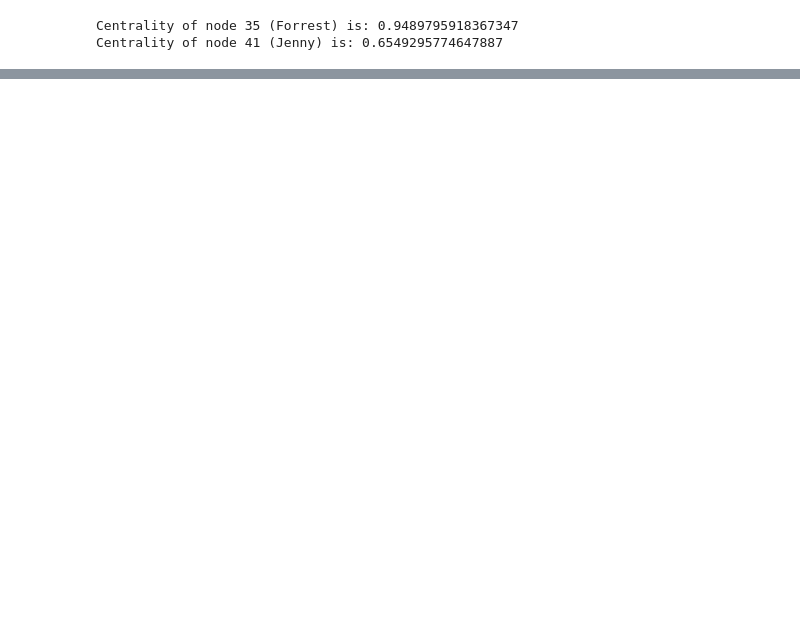
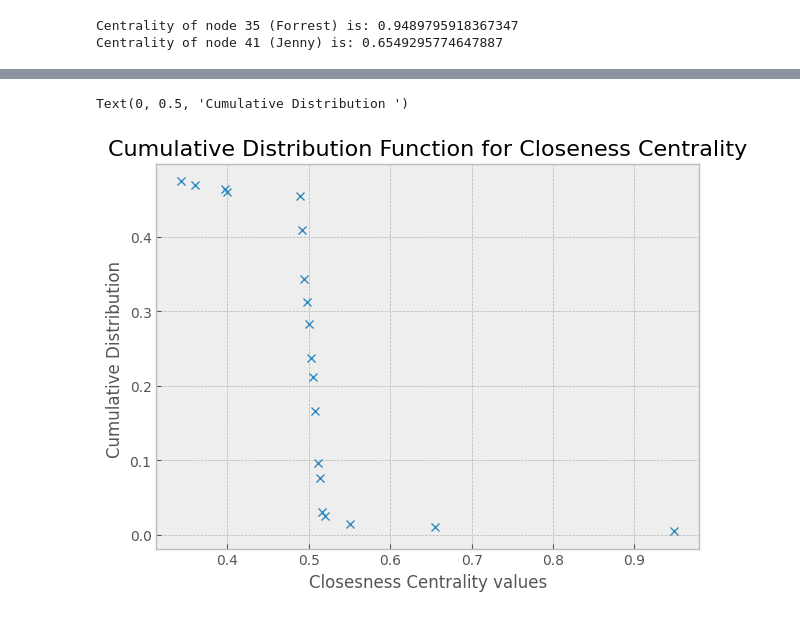
Before and after one commit to Dadd0/social-network-analysis-forrest-gump, a Jupyter notebook: forrest_gump.ipynb, the cells around one changed output, grey strips where cells are left out. Drawn from its saved outputs; the diff is of its cells as text; code cells hidden in the pictures; blank space fills up the shorter version.

Commit message:
Added the cumulative distribution function for the closeness centrality

```diff
--- a/forrest_gump.ipynb
+++ b/forrest_gump.ipynb
@@ -216,0 +278,16 @@ Centrality of node 41 (Jenny) is: 0.6549295774647887
+# %%
+sp = []
+for node in G.nodes():
+    sp.append(normalized_closeness_centrality(G, node))
+
+print(sorted(sp))
+centralities_sorted = sorted(sp)
+counter = {}
+for value in centralities_sorted:
+  if value not in counter:
+    counter[value] = 1
+  else: # that value is already in the dictionary, just update the counter
+    counter[value] += 1
+
+print(counter, '\n')
+print(len(counter.keys()))
@@ -216,0 +299,29 @@ Centrality of node 41 (Jenny) is: 0.6549295774647887
+# %%
+cdf = 0
+for i in counter:
+    cdf += counter[i]/len(G.nodes())
+
+cdf_x = []
+cdf_y = []
+data_closeness_centrality_copy =  sp.copy()
+N = len(data_closeness_centrality_copy)
+N_temp = N
+while data_closeness_centrality_copy:
+    current_min = min(data_closeness_centrality_copy)
+    current_num = data_closeness_centrality_copy.count(current_min)
+    cdf_x.append(current_min)
+    cdf_y.append(N_temp/198)
+    N_temp = N_temp-current_num
+    for n in range(current_num):
+        data_closeness_centrality_copy.remove(current_min)
+
+plt.figure(figsize = (7,5))
+plt.style.use('bmh')
+plt.title('Cumulative Distribution Function for Closeness Centrality', fontsize = 16)
+
+plt.plot(cdf_x,cdf_y,"x")
+plt.xlabel('Closesness Centrality values')
+plt.ylabel('Cumulative Distribution ')
+# %% [output]
+Text(0, 0.5, 'Cumulative Distribution ')
+[figure, added]
```
Also changed, not shown: parts of 36 cells of this notebook.
